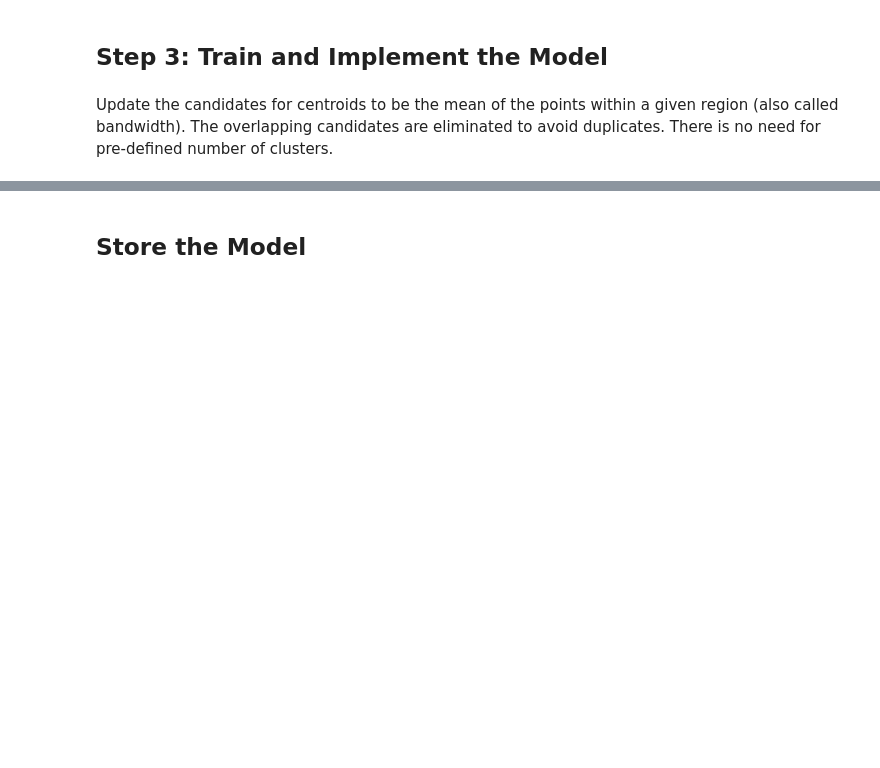
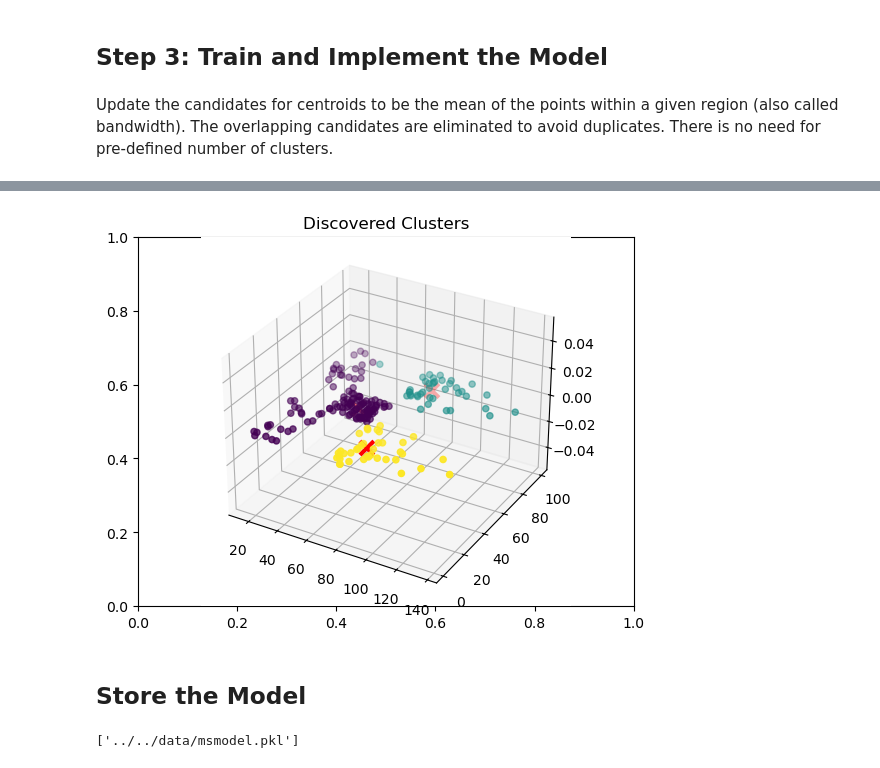
Before and after one commit to foxdocs/dat-bi, a Jupyter notebook: Code/ML/Mean-Shift.ipynb, the cells around one changed output, grey strips where cells are left out. Drawn from its saved outputs; the diff is of its cells as text; code cells hidden in the pictures; blank space fills up the shorter version.

```diff
--- a/Code/ML/Mean-Shift.ipynb
+++ b/Code/ML/Mean-Shift.ipynb
@@ -24,5 +26,5 @@ import plotly.graph_objs as gph
 # %%
 # Load input data
 # X = np.loadtxt('../data/data_clustering.txt', delimiter=',')
-data = pd.read_csv('../data/shopping-data.csv', delimiter=',')
-print(data)
+data = pd.read_csv('../../data/shopping-data.csv', delimiter=',')
+data
@@ -33,4 +58,4 @@ data.head()
 # %%
-# Select attributes and convert to numpy
-X = data.iloc[:, 3:5].values
+# Select attributes for clustering and convert to numpy
+X = data.iloc[:, 2:5].values
 X
@@ -77,14 +159,16 @@ plt.show()
 # %%
 # Visualising the clusters in 3D
 # Plot the points with color code of the predicted clusters
 # viridis - a color map, https://matplotlib.org/users/colormaps.html
 fig = plt.figure()
 plt.title('Discovered Clusters')
-ax = fig.add_subplot(111, projection='3d')
-ax.scatter(X[:,0], X[:,1],  marker='o', cmap='viridis', c=labels)
-ax.scatter(cluster_centers[:,0], cluster_centers[:,1], marker='x',
-           color='red', s=100, linewidth=3, zorder=10)
+ax = fig.add_subplot(projection='3d')
+
+ax.scatter(X[:,0], X[:,1], marker='o',  cmap='viridis', c=labels)
+ax.scatter(cluster_centers[:,0], cluster_centers[:,1], marker='x', color='red', s=100, linewidth=3)
 plt.show()
+# %% [output]
+[figure, added]
 # %% [markdown]
 ## Store the Model
 # %%
@@ -93,4 +177,7 @@ plt.show()
 # For serialization and deserialization of data from/to file
 # from sklearn.externals import joblib
 import joblib
-joblib.dump(msmodel, '../data/msmodel.pkl')
+file = '../../data/msmodel.pkl'
+joblib.dump(msmodel, file)
+# %% [output]
+['../../data/msmodel.pkl']
```
Also changed, not shown: parts of 15 cells of this notebook, 24 other files.
